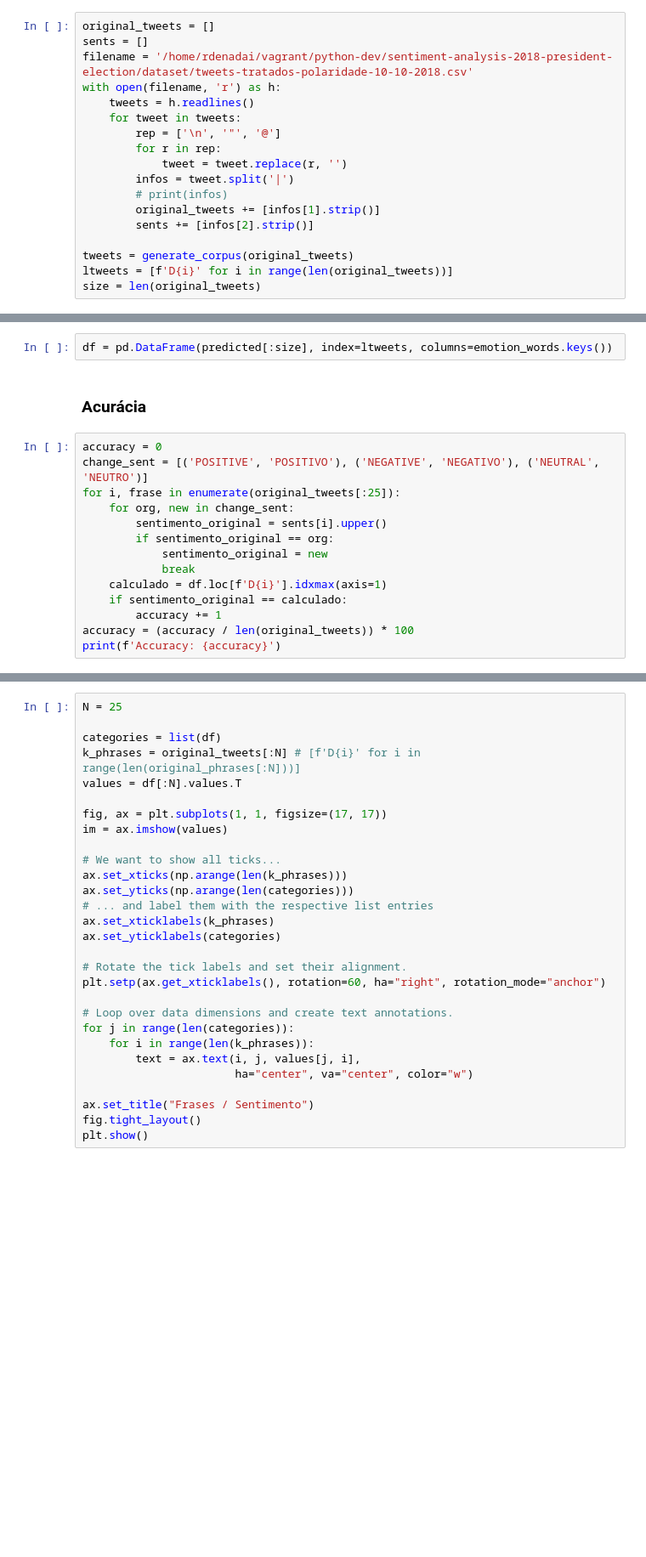
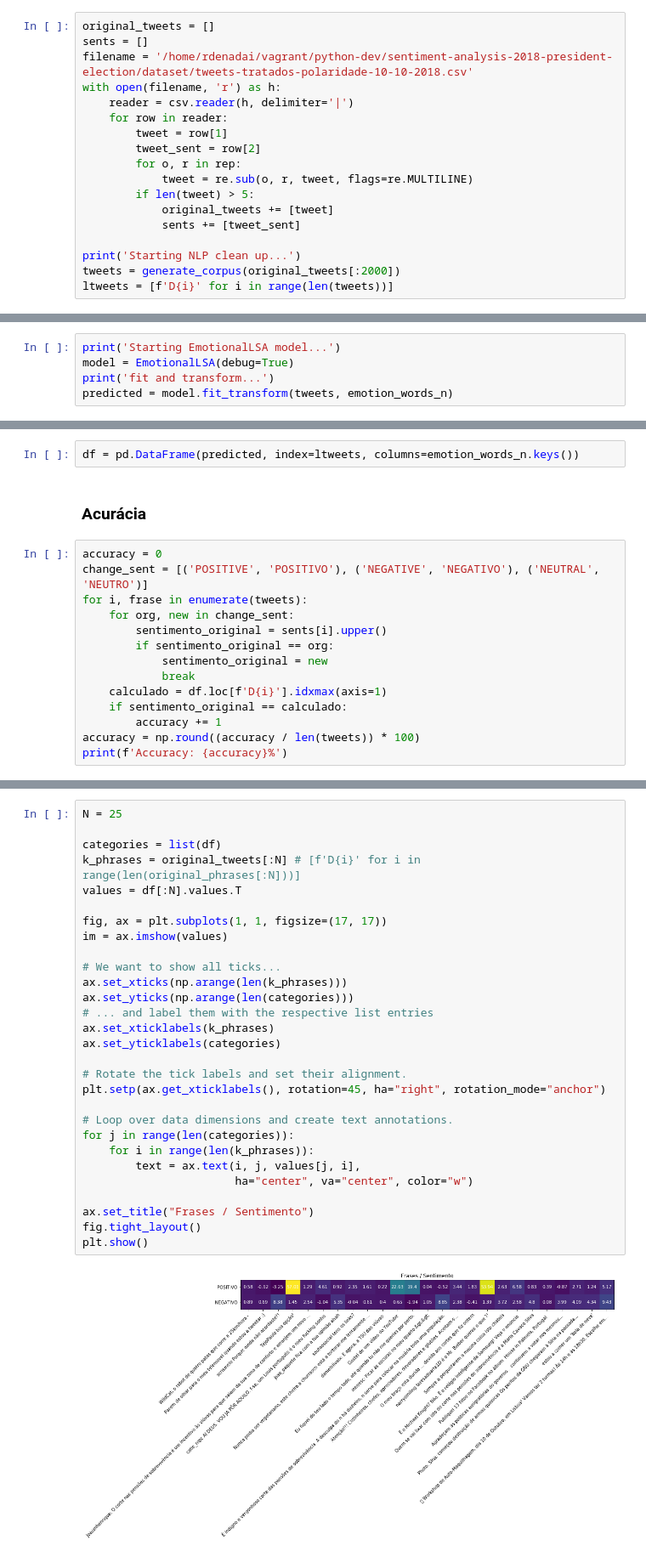
Before and after one commit to rdenadai/sentiment-analysis-2018-president-election, a Jupyter notebook: src/ai/validate.ipynb, the cells around one changed output, grey strips where cells are left out. Shown at 85% size. Cells and saved outputs as stored; diff of their text form; blank space fills up the shorter version.

```diff
--- a/src/ai/validate.ipynb
+++ b/src/ai/validate.ipynb
@@ -315,16 +325,16 @@ original_tweets = []
 sents = []
 filename = '/home/rdenadai/vagrant/python-dev/sentiment-analysis-2018-president-election/dataset/tweets-tratados-polaridade-10-10-2018.csv'
 with open(filename, 'r') as h:
-    tweets = h.readlines()
-    for tweet in tweets:
-        rep = ['\n', '"', '@']
-        for r in rep:
-            tweet = tweet.replace(r, '')
-        infos = tweet.split('|')
-        # print(infos)
-        original_tweets += [infos[1].strip()]
-        sents += [infos[2].strip()]
+    reader = csv.reader(h, delimiter='|')
+    for row in reader:
+        tweet = row[1]
+        tweet_sent = row[2]
+        for o, r in rep:
+            tweet = re.sub(o, r, tweet, flags=re.MULTILINE)
+        if len(tweet) > 5:
+            original_tweets += [tweet]
+            sents += [tweet_sent]
 
-tweets = generate_corpus(original_tweets)
-ltweets = [f'D{i}' for i in range(len(original_tweets))]
-size = len(original_tweets)
+print('Starting NLP clean up...')
+tweets = generate_corpus(original_tweets[:2000])
+ltweets = [f'D{i}' for i in range(len(tweets))]
@@ -387,0 +343,5 @@ KeyboardInterrupt
+# %%
+print('Starting EmotionalLSA model...')
+model = EmotionalLSA(debug=True)
+print('fit and transform...')
+predicted = model.fit_transform(tweets, emotion_words_n)
@@ -388,11 +362,11 @@ KeyboardInterrupt
 # %%
-df = pd.DataFrame(predicted[:size], index=ltweets, columns=emotion_words.keys())
+df = pd.DataFrame(predicted, index=ltweets, columns=emotion_words_n.keys())
 # %% [markdown]
 ### Acurácia
 # %%
 accuracy = 0
 change_sent = [('POSITIVE', 'POSITIVO'), ('NEGATIVE', 'NEGATIVO'), ('NEUTRAL', 'NEUTRO')]
-for i, frase in enumerate(original_tweets[:25]):
+for i, frase in enumerate(tweets):
     for org, new in change_sent:
         sentimento_original = sents[i].upper()
         if sentimento_original == org:
@@ -401,5 +375,5 @@ for i, frase in enumerate(original_tweets[:25]):
     calculado = df.loc[f'D{i}'].idxmax(axis=1)
     if sentimento_original == calculado:
         accuracy += 1
-accuracy = (accuracy / len(original_tweets)) * 100
-print(f'Accuracy: {accuracy}')
+accuracy = np.round((accuracy / len(tweets)) * 100)
+print(f'Accuracy: {accuracy}%')
@@ -406,32 +382,34 @@ print(f'Accuracy: {accuracy}')
 # %%
 N = 25
 
 categories = list(df)
 k_phrases = original_tweets[:N] # [f'D{i}' for i in range(len(original_phrases[:N]))]
 values = df[:N].values.T
 
 fig, ax = plt.subplots(1, 1, figsize=(17, 17))
 im = ax.imshow(values)
 
 # We want to show all ticks...
 ax.set_xticks(np.arange(len(k_phrases)))
 ax.set_yticks(np.arange(len(categories)))
 # ... and label them with the respective list entries
 ax.set_xticklabels(k_phrases)
 ax.set_yticklabels(categories)
 
 # Rotate the tick labels and set their alignment.
-plt.setp(ax.get_xticklabels(), rotation=60, ha="right", rotation_mode="anchor")
+plt.setp(ax.get_xticklabels(), rotation=45, ha="right", rotation_mode="anchor")
 
 # Loop over data dimensions and create text annotations.
 for j in range(len(categories)):
     for i in range(len(k_phrases)):
         text = ax.text(i, j, values[j, i],
                        ha="center", va="center", color="w")
 
 ax.set_title("Frases / Sentimento")
 fig.tight_layout()
 plt.show()
+# %% [output]
+[figure, added]
 # %%
 for i, frase in enumerate(original_tweets[:25]):
     print('-' * 20)
```
Also changed, not shown: parts of 25 cells of this notebook, 8 other files.
